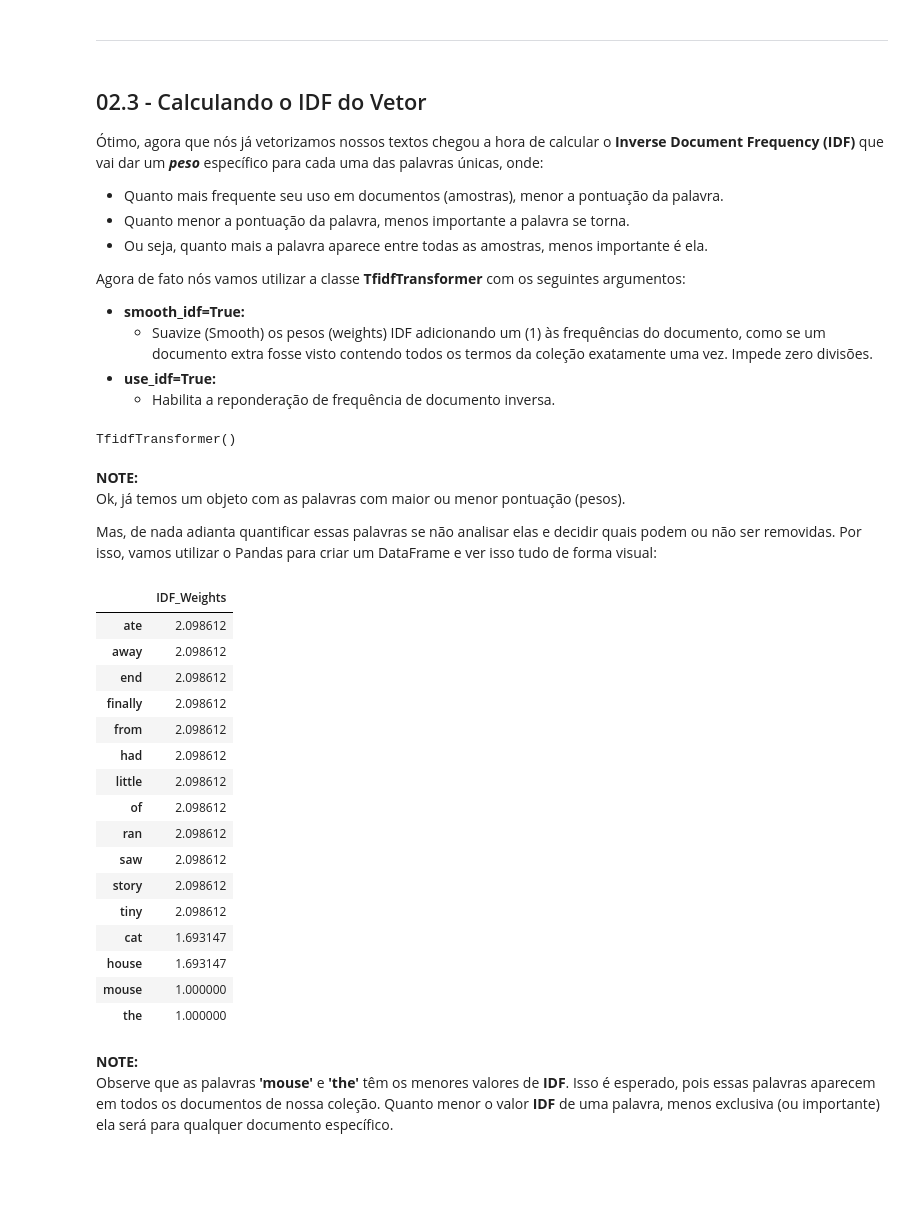
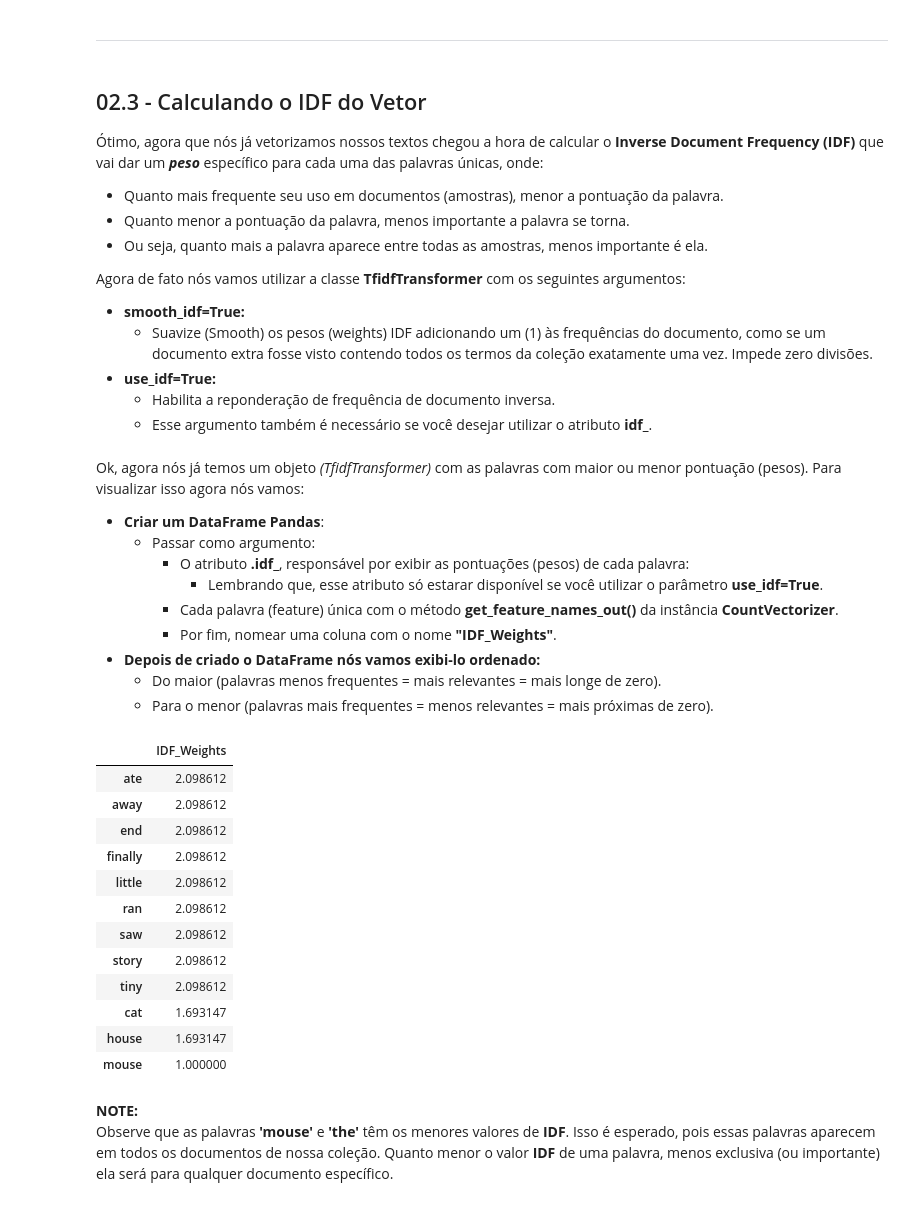
Before and after one commit to rodrigols89/studies, a Jupyter notebook: modules/ai-codes/modules/feature-engineering/extracting-features-from-text/tf-idf.ipynb, the cells around one changed output. Saved outputs shown, nothing was run; the diff lists cells and outputs as text; code cells hidden in the pictures; blank space fills up the shorter version.

Commit message:
:rocket: Add CountVectorizer and TF-IDF studies

```diff
--- a/modules/ai-codes/modules/feature-engineering/extracting-features-from-text/tf-idf.ipynb
+++ b/modules/ai-codes/modules/feature-engineering/extracting-features-from-text/tf-idf.ipynb
@@ -313,38 +316,59 @@ Agora de fato nós vamos utilizar a classe **TfidfTransformer** com os seguintes
    - Suavize (Smooth) os pesos (weights) IDF adicionando um (1) às frequências do documento, como se um documento extra fosse visto contendo todos os termos da coleção exatamente uma vez. Impede zero divisões.
  - **use_idf=True:**
    - Habilita a reponderação de frequência de documento inversa.
+   - Esse argumento também é necessário se você desejar utilizar o atributo **idf_**.
 # %%
 from sklearn.feature_extraction.text import TfidfTransformer
+from sklearn.feature_extraction.text import CountVectorizer
+import pandas as pd
 
-idf_transformer = TfidfTransformer(smooth_idf=True, use_idf=True) # Instance.
-idf_transformer.fit(df_vectorized)
+pd.options.display.max_colwidth = 200
+
+docs_samples = [
+  "the house had a tiny little mouse",
+  "the cat saw the mouse",
+  "the mouse ran away from the house",
+  "the cat finally ate the mouse",
+  "the end of the mouse story"
+]
+
+df = pd.DataFrame(docs_samples, columns=["Text"])
+
+vectorizer = CountVectorizer(stop_words='english') # Instance with StopWords.
+df_vectorized = vectorizer.fit_transform(docs_samples)
+
+
+tfidftransformer_instance = TfidfTransformer(smooth_idf=True, use_idf=True) # Instance.
+idf_weights = tfidftransformer_instance.fit(df_vectorized) # Training/fit() the vectorized docs (samples).
-# %% [output]
-TfidfTransformer()
 # %% [markdown]
-**NOTE:**
-Ok, já temos um objeto com as palavras com maior ou menor pontuação (pesos).
+Ok, agora nós já temos um objeto *(TfidfTransformer)* com as palavras com maior ou menor pontuação (pesos). Para visualizar isso agora nós vamos:
 
-Mas, de nada adianta quantificar essas palavras se não analisar elas e decidir quais podem ou não ser removidas. Por isso, vamos utilizar o Pandas para criar um DataFrame e ver isso tudo de forma visual:
+ - **Criar um DataFrame Pandas**:
+   - Passar como argumento:
+     - O atributo **.idf_**, responsável por exibir as pontuações (pesos) de cada palavra:
+       - Lembrando que, esse atributo só estarar disponível se você utilizar o parâmetro **use_idf=True**.
+     - Cada palavra (feature) única com o método **get_feature_names_out()** da instância **CountVectorizer**.
+     - Por fim, nomear uma coluna com o nome **"IDF_Weights"**.
+ - **Depois de criado o DataFrame nós vamos exibi-lo ordenado:**
+   - Do maior (palavras menos frequentes = mais relevantes = mais longe de zero).
+   - Para o menor (palavras mais frequentes = menos relevantes = mais próximas de zero).
 # %%
 # Print IDF values.
 df_idf = pd.DataFrame(
-  tfidf_transformer.idf_, # IDF values return.
+  idf_weights.idf_, # IDF values return.
   index=vectorizer.get_feature_names_out(), #
   columns=["IDF_Weights"]
 )
 
 # Sort ascending = Flase, that is, descending.
 df_idf.sort_values(by=["IDF_Weights"], ascending=False)
 # %% [output]
 |  | IDF_Weights |
 | ate | 2.098612 |
 | away | 2.098612 |
 | end | 2.098612 |
 | finally | 2.098612 |
-| from | 2.098612 |
-| had | 2.098612 |
 | little | 2.098612 |
-| of | 2.098612 |
 | ran | 2.098612 |
 | saw | 2.098612 |
 | story | 2.098612 |
@@ -352,7 +376,6 @@ df_idf.sort_values(by=["IDF_Weights"], ascending=False)
 | cat | 1.693147 |
 | house | 1.693147 |
 | mouse | 1.000000 |
-| the | 1.000000 |
 # %% [markdown]
 **NOTE:**
 Observe que as palavras **'mouse'** e **'the'** têm os menores valores de **IDF**. Isso é esperado, pois essas palavras aparecem em todos os documentos de nossa coleção. Quanto menor o valor **IDF** de uma palavra, menos exclusiva (ou importante) ela será para qualquer documento específico.
```
Also changed, not shown: parts of 27 cells of this notebook.
